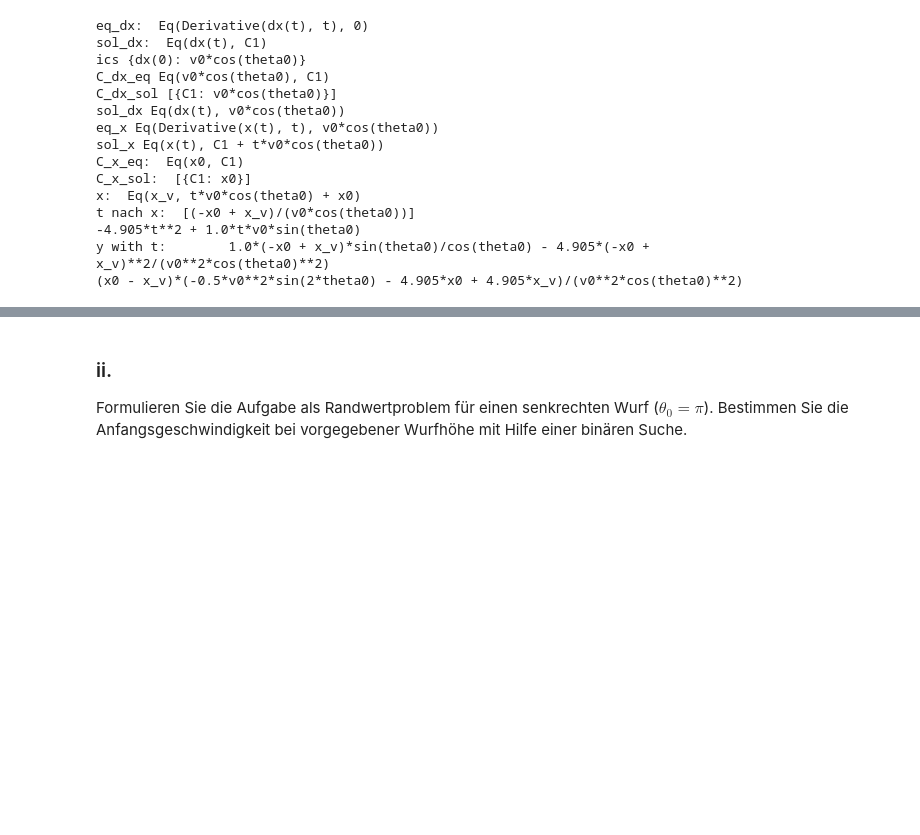
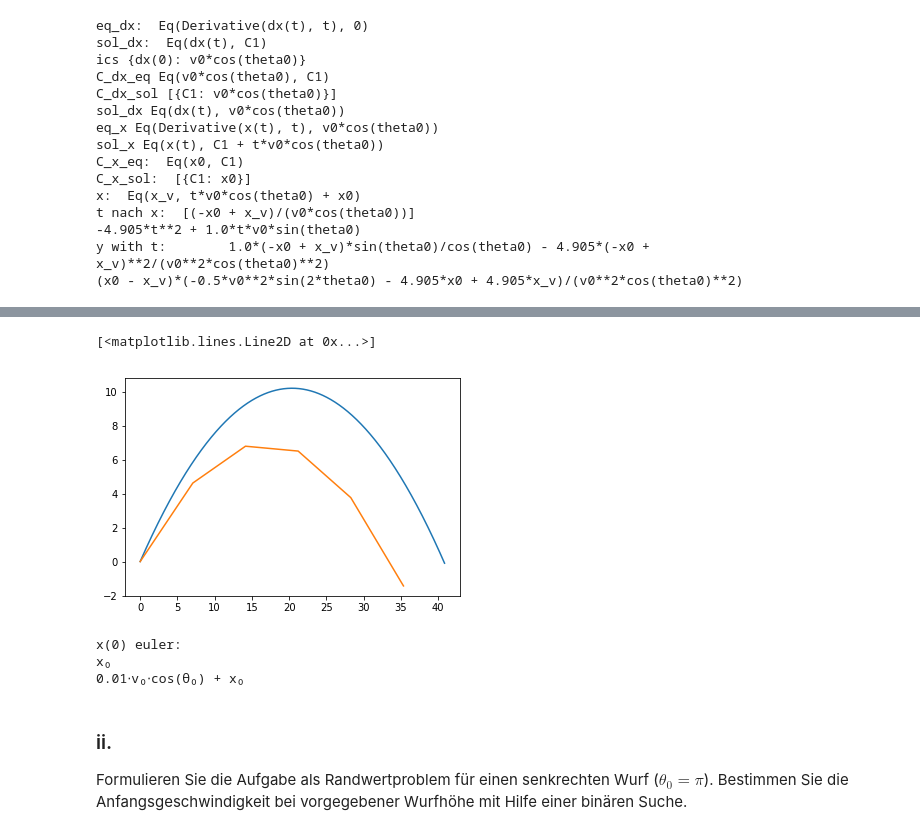
Before and after one commit to AlexandraMayer/Modellbildung-und-Simulation, a Jupyter notebook: Klassiche Mechanik 1.ipynb, the cells around one changed output, grey strips where cells are left out. Saved outputs shown, nothing was run; the diff lists cells and outputs as text; code cells hidden in the pictures; blank space fills up the shorter version.

```diff
--- a/Klassiche Mechanik 1.ipynb
+++ b/Klassiche Mechanik 1.ipynb
@@ -454,0 +363,6 @@ plt.plot(x2,y2)
+# %%
+ddx = 0
+ddy = -g
+# %%
+def euler(var, h, dvar):
+    return var + h*dvar
@@ -455,3 +399,19 @@ plt.plot(x2,y2)
+# %%
+plt.plot(xs, y_list)
+plt.plot(x_e, y_e)
+# %% [output]
+[<matplotlib.lines.Line2D at 0x...>]
+[figure, added]
+# %%
+x0_e = x0
+print('x(0) euler: ')
+sy.pprint(x0_e)
+x1_e = x0_e + h*vx0_e
+sy.pprint(x1_e)
+# %% [output]
+x(0) euler:
+x₀
+0.01⋅v₀⋅cos(θ₀) + x₀
 # %% [markdown]
 ### ii.
 Formulieren Sie die Aufgabe als Randwertproblem für einen senkrechten Wurf ($\theta_0 = \pi$). Bestimmen Sie die Anfangsgeschwindigkeit bei vorgegebener Wurfhöhe mit Hilfe einer binären Suche.
```
Also changed, not shown: parts of 26 cells of this notebook.
